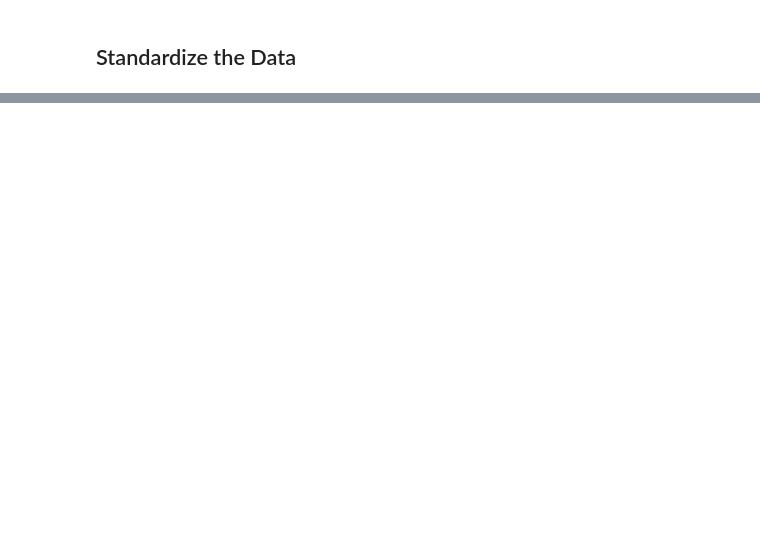
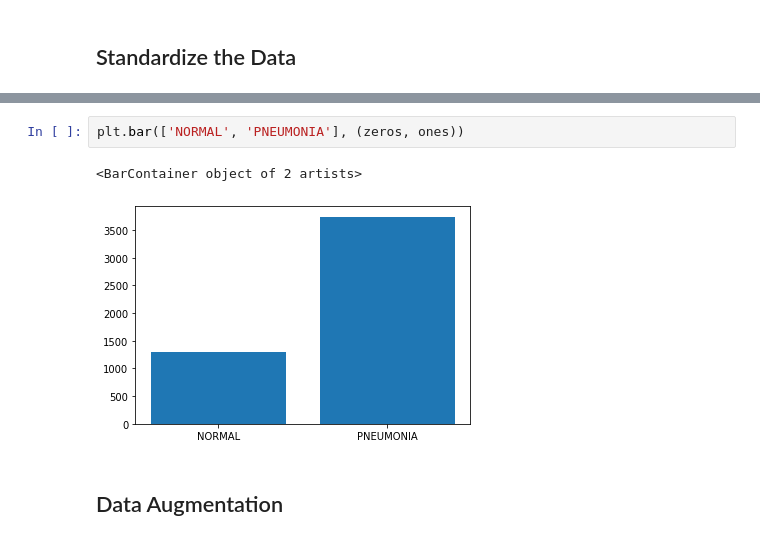
Before and after one commit to emincingoz/Pneumonia_Detection, a Jupyter notebook: Pneumonia_Classification.ipynb, the cells around one changed output, grey strips where cells are left out. Drawn from its saved outputs; the diff is of its cells as text; blank space fills up the shorter version.

```diff
--- a/Pneumonia_Classification.ipynb
+++ b/Pneumonia_Classification.ipynb
@@ -229,0 +277,7 @@ x
+# %%
+plt.bar(['NORMAL', 'PNEUMONIA'], (zeros, ones))
+# %% [output]
+<BarContainer object of 2 artists>
+[figure, added]
+# %% [markdown]
+## Data Augmentation
```
Also changed, not shown: parts of 52 cells of this notebook.
